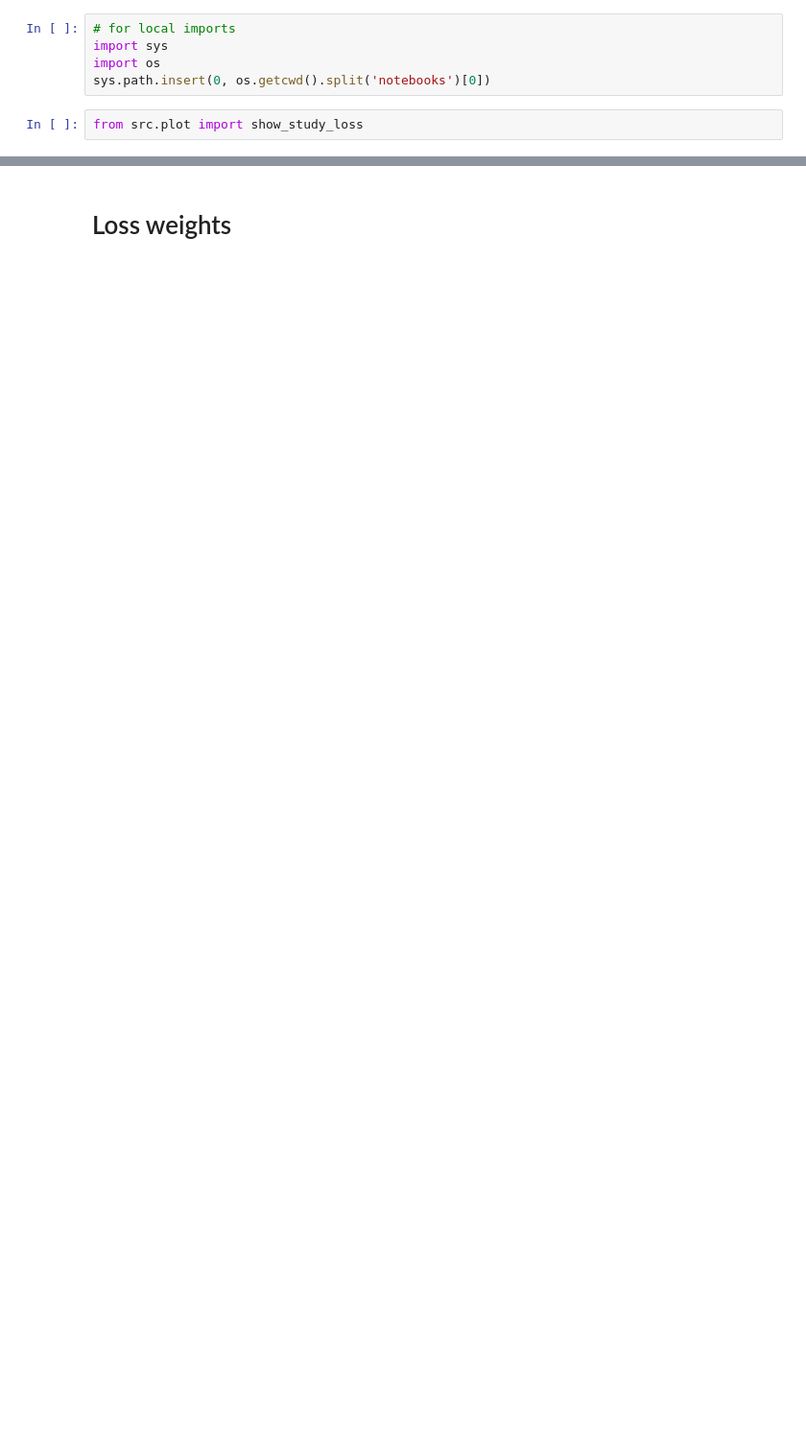
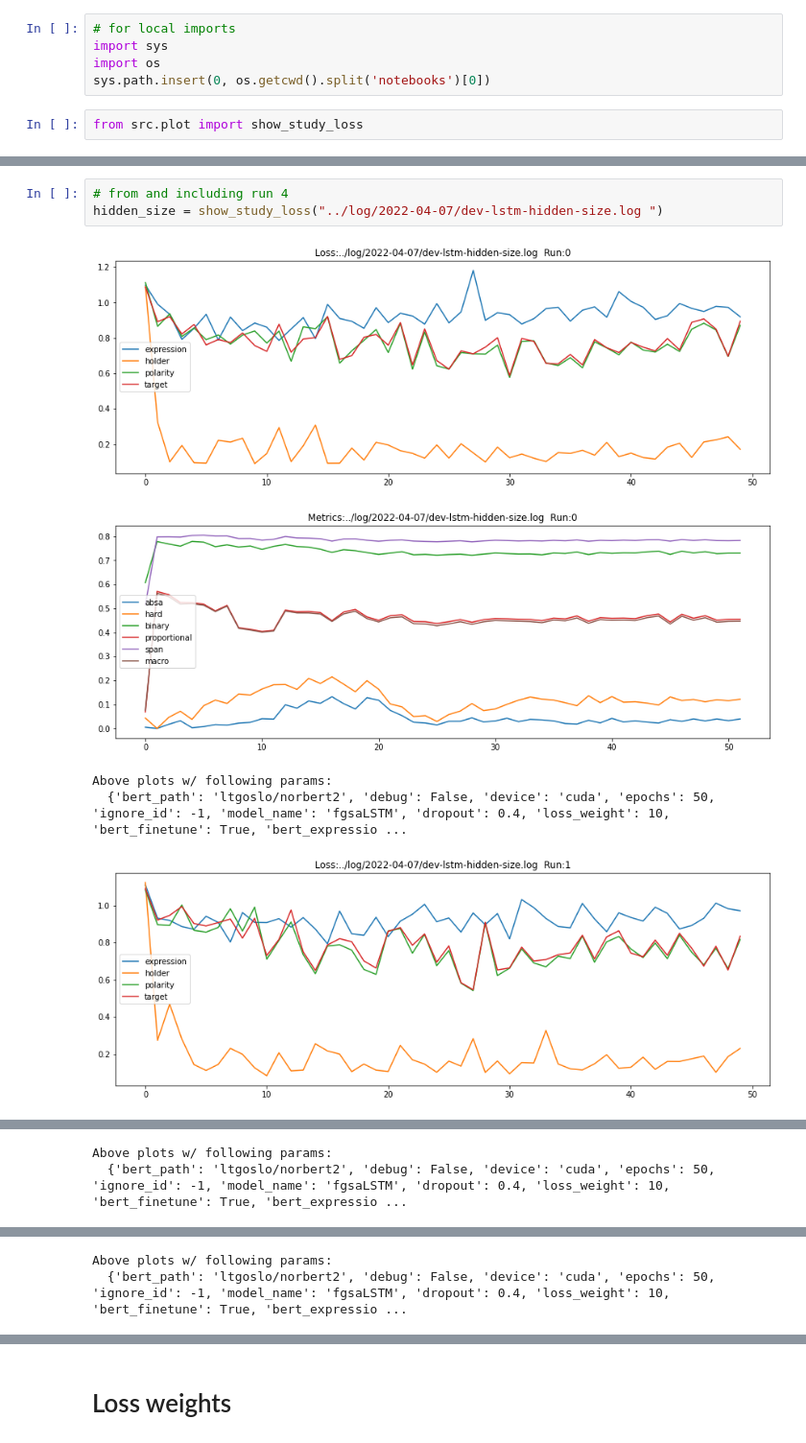
Before and after one commit to pmhalvor/fgsa, a Jupyter notebook: notebooks/hyper-fgsaLSTM.ipynb, the cells around one changed output, grey strips where cells are left out. Shown at 96% size. Drawn from its saved outputs; the diff is of its cells as text; blank space fills up the shorter version.

```diff
--- a/notebooks/hyper-fgsaLSTM.ipynb
+++ b/notebooks/hyper-fgsaLSTM.ipynb
@@ -7,0 +35,9 @@ from src.plot import show_study_loss
+# %%
+# from and including run 4
+hidden_size = show_study_loss("../log/2022-04-07/dev-lstm-hidden-size.log ")
+# %% [output]
+[figure, added]
+[figure, added]
+Above plots w/ following params:
+  {'bert_path': 'ltgoslo/norbert2', 'debug': False, 'device': 'cuda', 'epochs': 50, 'ignore_id': -1, 'model_name': 'fgsaLSTM', 'dropout': 0.4, 'loss_weight': 10, 'bert_finetune': True, 'bert_expressio ...
+[figure, added]
@@ -7,0 +45,2 @@ from src.plot import show_study_loss
+Above plots w/ following params:
+  {'bert_path': 'ltgoslo/norbert2', 'debug': False, 'device': 'cuda', 'epochs': 50, 'ignore_id': -1, 'model_name': 'fgsaLSTM', 'dropout': 0.4, 'loss_weight': 10, 'bert_finetune': True, 'bert_expressio ...
@@ -7,0 +49,2 @@ from src.plot import show_study_loss
+Above plots w/ following params:
+  {'bert_path': 'ltgoslo/norbert2', 'debug': False, 'device': 'cuda', 'epochs': 50, 'ignore_id': -1, 'model_name': 'fgsaLSTM', 'dropout': 0.4, 'loss_weight': 10, 'bert_finetune': True, 'bert_expressio ...
```
Also changed, not shown: parts of 18 cells of this notebook, 2 other files.
